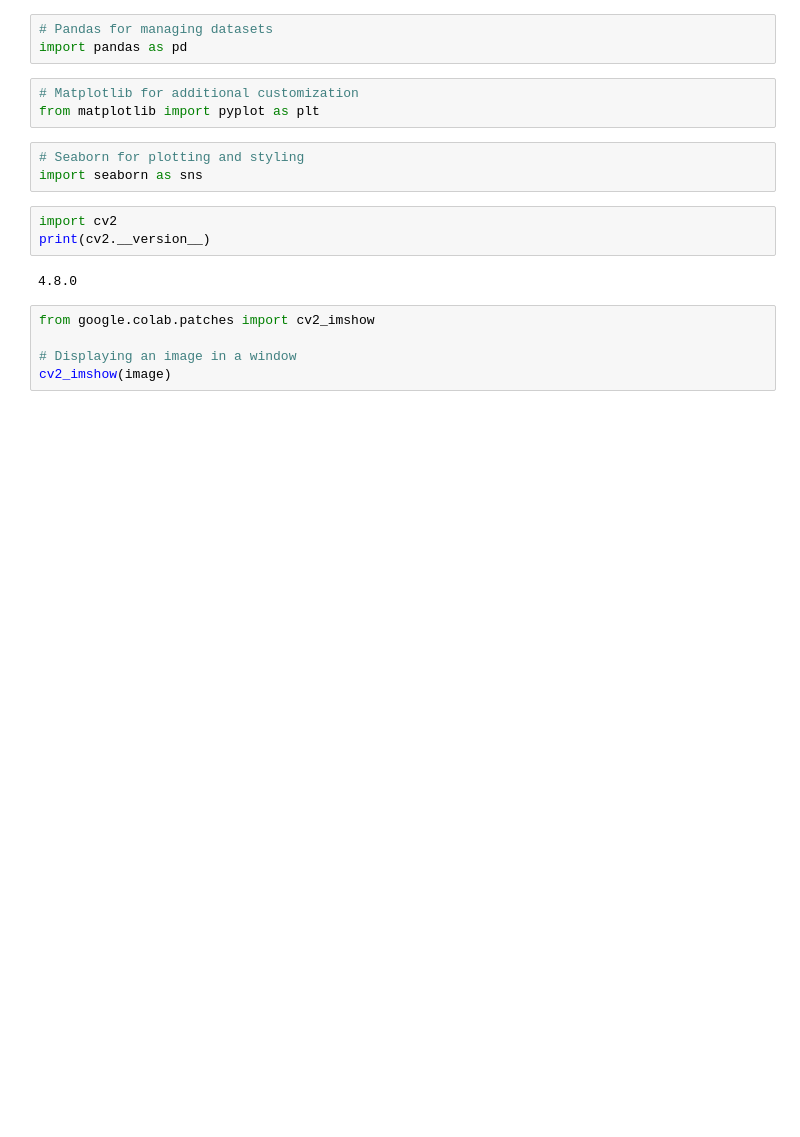
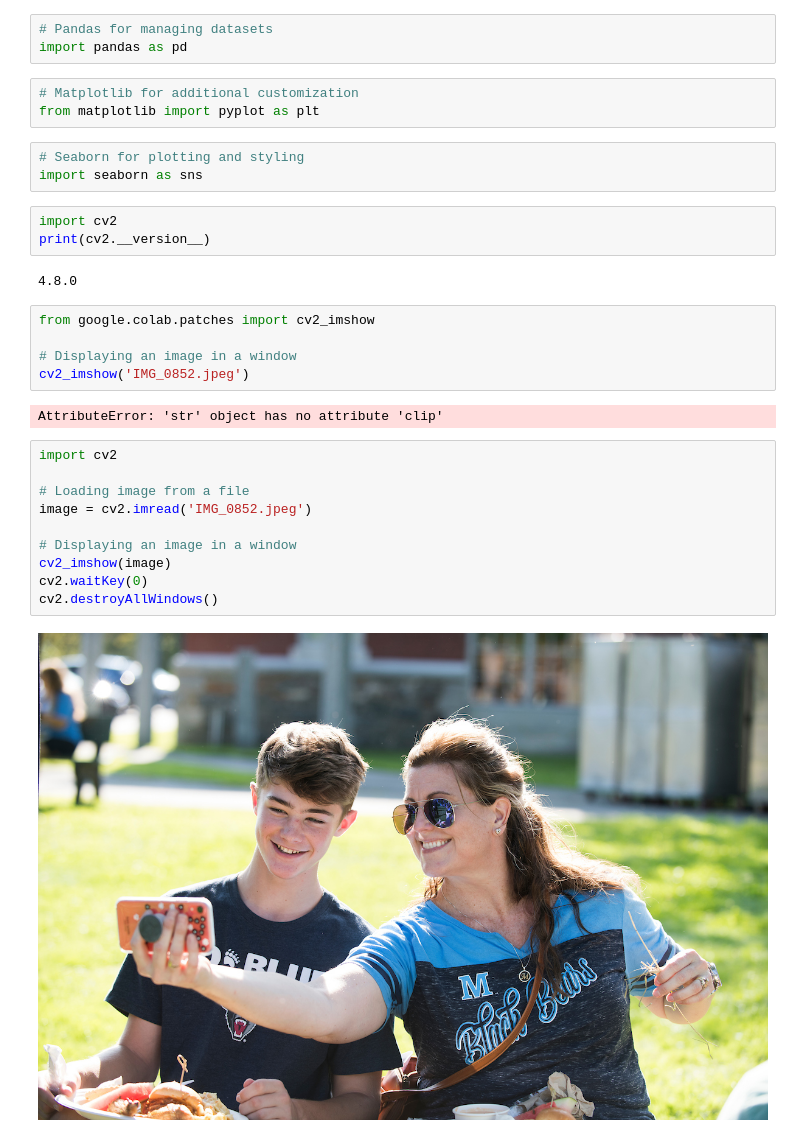
Before and after one commit to anumit-web/Open-CV--Computer-Vision-tutorial-1, a Jupyter notebook: Open-CV-test-1.ipynb, the cells around one changed output. Drawn from its saved outputs; the diff is of its cells as text; blank space fills up the shorter version.

```diff
--- a/Open-CV-test-1.ipynb
+++ b/Open-CV-test-1.ipynb
@@ -22,4 +22,18 @@ print(cv2.__version__)
 from google.colab.patches import cv2_imshow
 
 # Displaying an image in a window
-cv2_imshow(image)
+cv2_imshow('IMG_0852.jpeg')
+# %% [output]
+AttributeError: 'str' object has no attribute 'clip'
+# %%
+import cv2
+
+# Loading image from a file
+image = cv2.imread('IMG_0852.jpeg')
+
+# Displaying an image in a window
+cv2_imshow(image)
+cv2.waitKey(0)
+cv2.destroyAllWindows()
+# %% [output]
+[figure, added]
```
